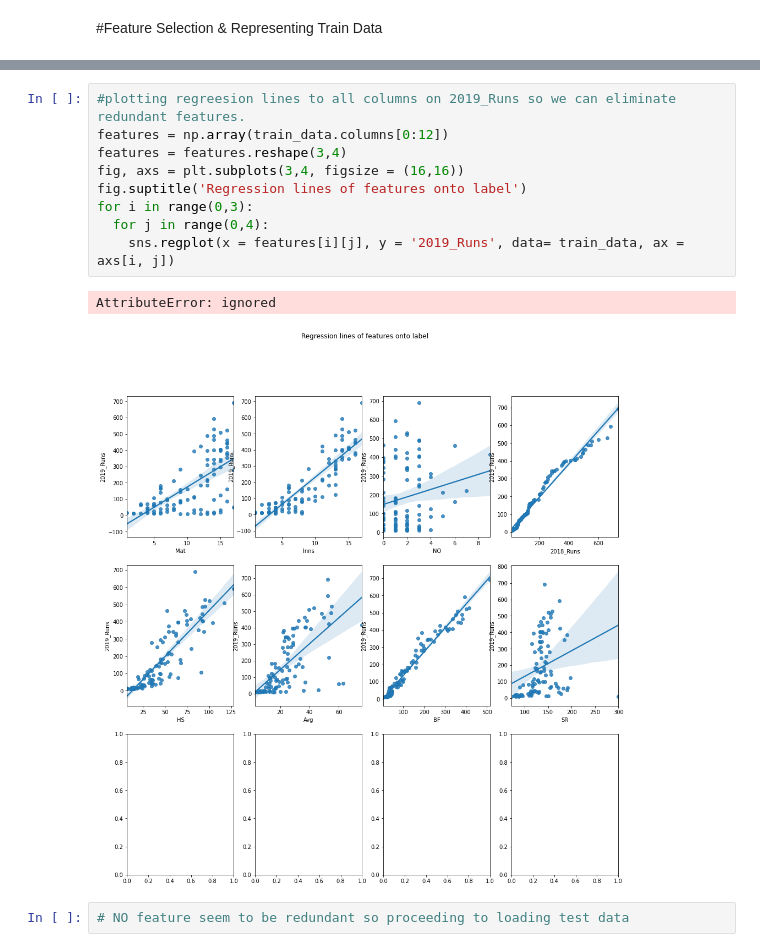
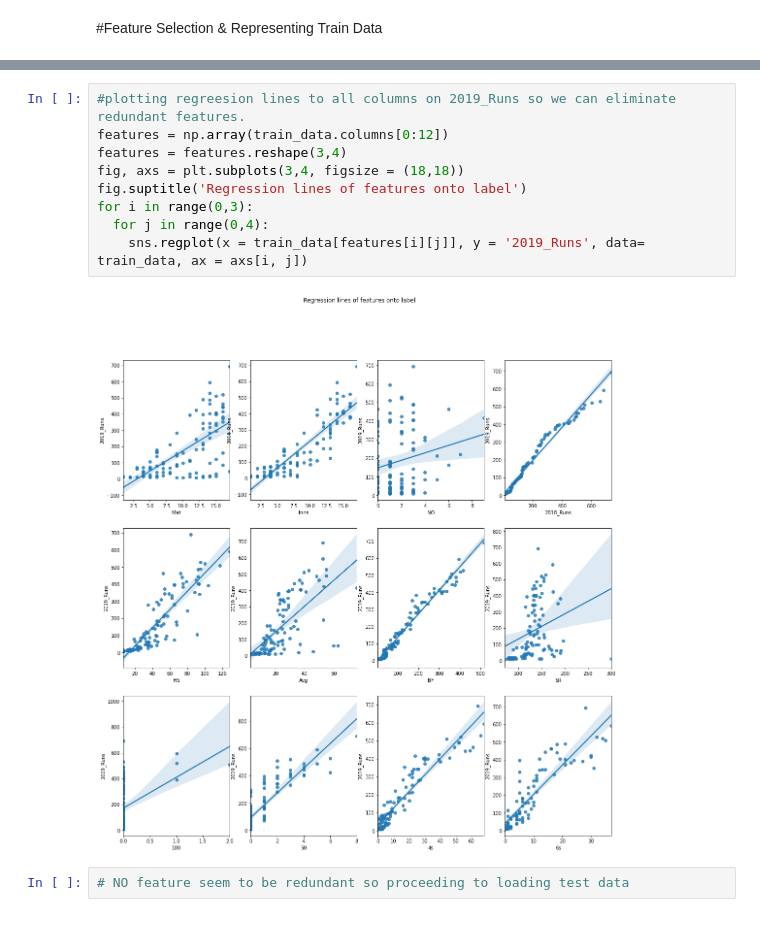
Before and after one commit to Anirudh-Senani/Flipr_Hackathon_7_2020, a Jupyter notebook: Flipr_ML_hackathon_7_2020.ipynb, the cells around one changed output, grey strips where cells are left out. Drawn from its saved outputs; the diff is of its cells as text.

```diff
--- a/Flipr_ML_hackathon_7_2020.ipynb
+++ b/Flipr_ML_hackathon_7_2020.ipynb
@@ -114,15 +104,14 @@ Name: 100, Length: 100, dtype: int64
 # %%
 #plotting regreesion lines to all columns on 2019_Runs so we can eliminate redundant features.
 features = np.array(train_data.columns[0:12])
 features = features.reshape(3,4)
-fig, axs = plt.subplots(3,4, figsize = (16,16))
+fig, axs = plt.subplots(3,4, figsize = (18,18))
 fig.suptitle('Regression lines of features onto label')
 for i in range(0,3):
   for j in range(0,4):
-    sns.regplot(x = features[i][j], y = '2019_Runs', data= train_data, ax = axs[i, j])
+    sns.regplot(x = train_data[features[i][j]], y = '2019_Runs', data= train_data, ax = axs[i, j])
 # %% [output]
-AttributeError: ignored
-[figure, old version]
+[figure, new version]
 # %%
 # NO feature seem to be redundant so proceeding to loading test data
 # %% [markdown]
```
Also changed, not shown: parts of 30 cells of this notebook.
